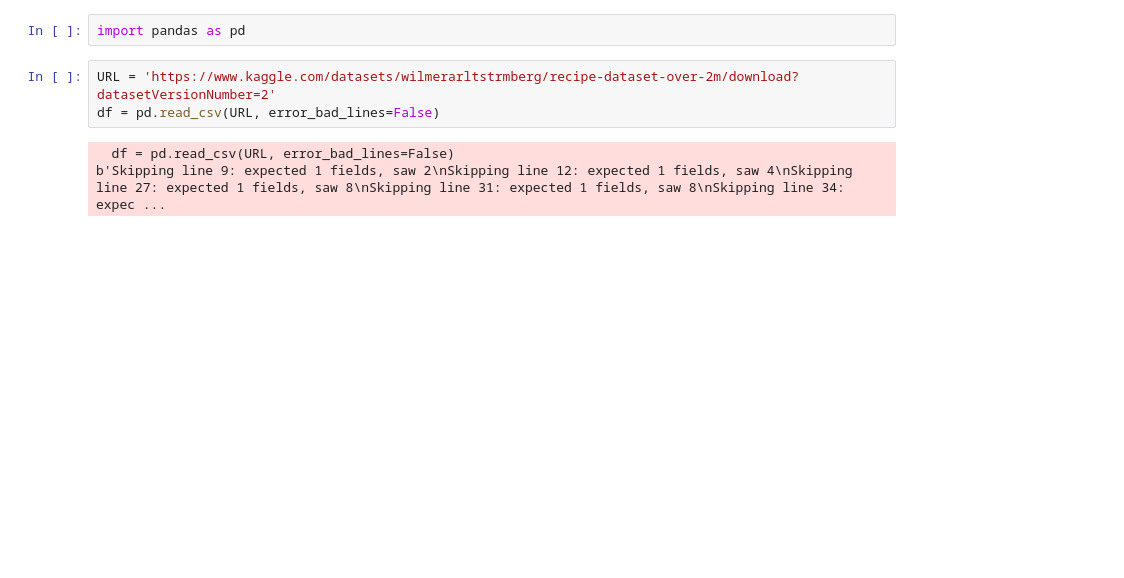
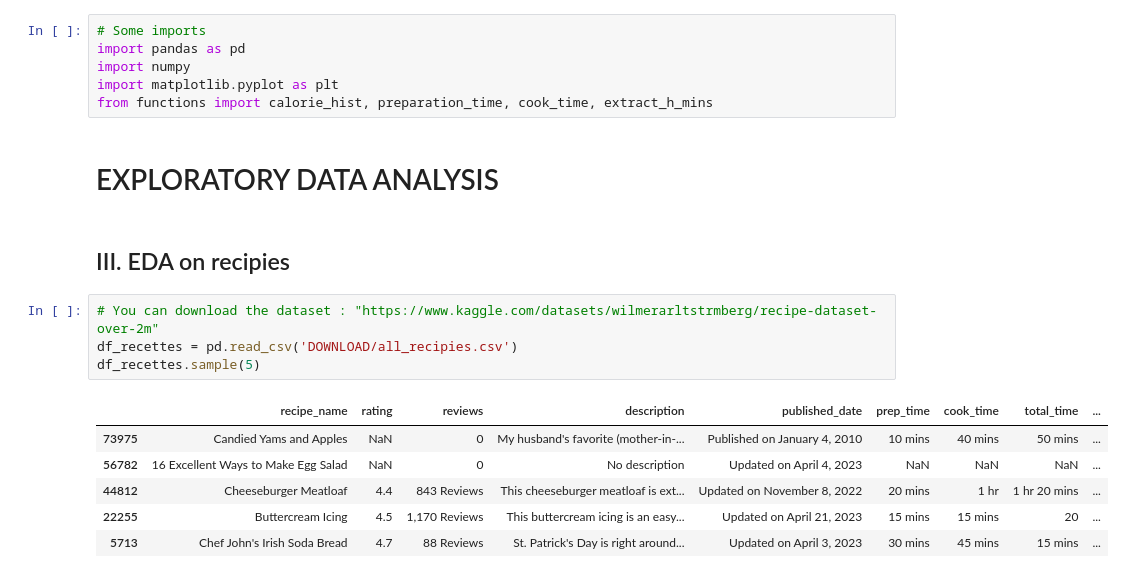
Before and after one commit to AugustinCablant/project_lila, a Jupyter notebook: EDA.ipynb, the cells around one changed output. Saved outputs shown, nothing was run; the diff lists cells and outputs as text; blank space fills up the shorter version.

```diff
--- a/EDA.ipynb
+++ b/EDA.ipynb
@@ -1,8 +1,21 @@
-# %%
-import pandas as pd
+# %%
+# Some imports
+import pandas as pd
+import numpy
+import matplotlib.pyplot as plt
+from functions import calorie_hist, preparation_time, cook_time, extract_h_mins
+# %% [markdown]
+# EXPLORATORY DATA ANALYSIS
+# %% [markdown]
+## III. EDA on recipies
 # %%
-URL = 'https://www.kaggle.com/datasets/wilmerarltstrmberg/recipe-dataset-over-2m/download?datasetVersionNumber=2'
-df = pd.read_csv(URL, error_bad_lines=False)
+# You can download the dataset : "https://www.kaggle.com/datasets/wilmerarltstrmberg/recipe-dataset-over-2m"
+df_recettes = pd.read_csv('DOWNLOAD/all_recipies.csv')
+df_recettes.sample(5)
 # %% [output]
-  df = pd.read_csv(URL, error_bad_lines=False)
-b'Skipping line 9: expected 1 fields, saw 2\nSkipping line 12: expected 1 fields, saw 4\nSkipping line 27: expected 1 fields, saw 8\nSkipping line 31: expected 1 fields, saw 8\nSkipping line 34: expec ...
+|  | recipe_name | rating | reviews | description | published_date | prep_time | cook_time | total_time | ... |
+| 73975 | Candied Yams and Apples | NaN | 0 | My husband's favorite (mother-in-... | Published on January 4, 2010 | 10 mins | 40 mins | 50 mins | ... |
+| 56782 | 16 Excellent Ways to Make Egg Salad | NaN | 0 | No description | Updated on April 4, 2023 | NaN | NaN | NaN | ... |
+| 44812 | Cheeseburger Meatloaf | 4.4 | 843 Reviews | This cheeseburger meatloaf is ext... | Updated on November 8, 2022 | 20 mins | 1 hr | 1 hr 20 mins | ... |
+| 22255 | Buttercream Icing | 4.5 | 1,170 Reviews | This buttercream icing is an easy... | Updated on April 21, 2023 | 15 mins | 15 mins | 20 | ... |
+| 5713 | Chef John's Irish Soda Bread | 4.7 | 88 Reviews | St. Patrick's Day is right around... | Updated on April 3, 2023 | 30 mins | 45 mins | 15 mins | ... |
```
Also changed, not shown: parts of 7 cells of this notebook, 1 other file.
